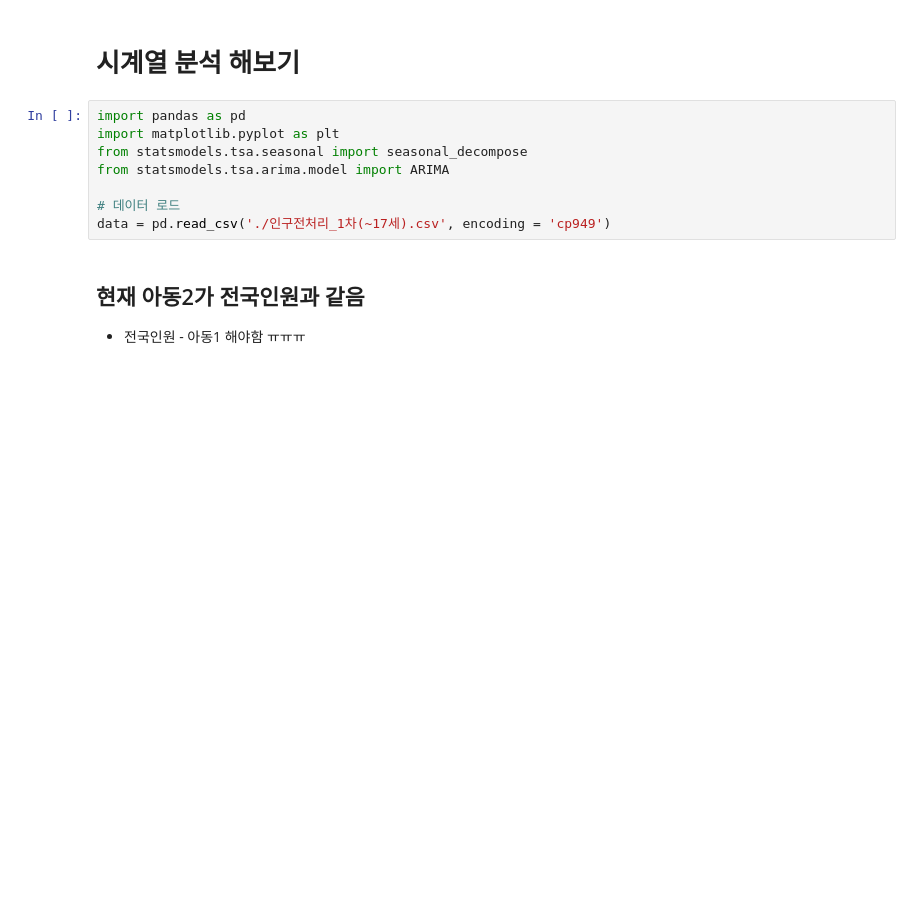
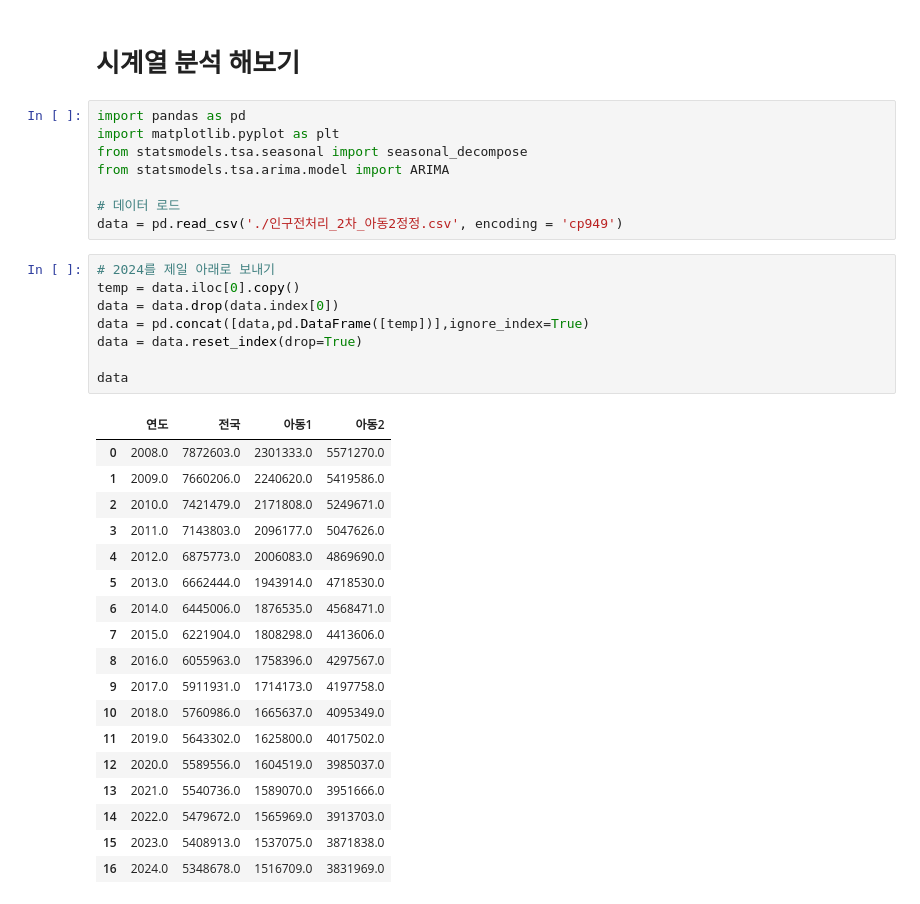
Before and after one commit to LYZAcell/data_study, a Jupyter notebook: 데이터저널/인구데이터전처리2_0819.ipynb, the cells around one changed output. Cells and saved outputs as stored; diff of their text form; blank space fills up the shorter version.

```diff
--- a/데이터저널/인구데이터전처리2_0819.ipynb
+++ b/데이터저널/인구데이터전처리2_0819.ipynb
@@ -465,7 +468,31 @@ from statsmodels.tsa.seasonal import seasonal_decompose
 from statsmodels.tsa.arima.model import ARIMA
 
 # 데이터 로드
-data = pd.read_csv('./인구전처리_1차(~17세).csv', encoding = 'cp949')
+data = pd.read_csv('./인구전처리_2차_아동2정정.csv', encoding = 'cp949')
-# %% [markdown]
-## 현재 아동2가 전국인원과 같음
-- 전국인원 - 아동1 해야함 ㅠㅠㅠ
+# %%
+# 2024를 제일 아래로 보내기
+temp = data.iloc[0].copy()
+data = data.drop(data.index[0])
+data = pd.concat([data,pd.DataFrame([temp])],ignore_index=True)
+data = data.reset_index(drop=True)
+
+data
+# %% [output]
+|  | 연도 | 전국 | 아동1 | 아동2 |
+| 0 | 2008.0 | 7872603.0 | 2301333.0 | 5571270.0 |
+| 1 | 2009.0 | 7660206.0 | 2240620.0 | 5419586.0 |
+| 2 | 2010.0 | 7421479.0 | 2171808.0 | 5249671.0 |
+| 3 | 2011.0 | 7143803.0 | 2096177.0 | 5047626.0 |
+| 4 | 2012.0 | 6875773.0 | 2006083.0 | 4869690.0 |
+| 5 | 2013.0 | 6662444.0 | 1943914.0 | 4718530.0 |
+| 6 | 2014.0 | 6445006.0 | 1876535.0 | 4568471.0 |
+| 7 | 2015.0 | 6221904.0 | 1808298.0 | 4413606.0 |
+| 8 | 2016.0 | 6055963.0 | 1758396.0 | 4297567.0 |
+| 9 | 2017.0 | 5911931.0 | 1714173.0 | 4197758.0 |
+| 10 | 2018.0 | 5760986.0 | 1665637.0 | 4095349.0 |
+| 11 | 2019.0 | 5643302.0 | 1625800.0 | 4017502.0 |
+| 12 | 2020.0 | 5589556.0 | 1604519.0 | 3985037.0 |
+| 13 | 2021.0 | 5540736.0 | 1589070.0 | 3951666.0 |
+| 14 | 2022.0 | 5479672.0 | 1565969.0 | 3913703.0 |
+| 15 | 2023.0 | 5408913.0 | 1537075.0 | 3871838.0 |
+| 16 | 2024.0 | 5348678.0 | 1516709.0 | 3831969.0 |
```
Also changed, not shown: parts of 9 cells of this notebook.
